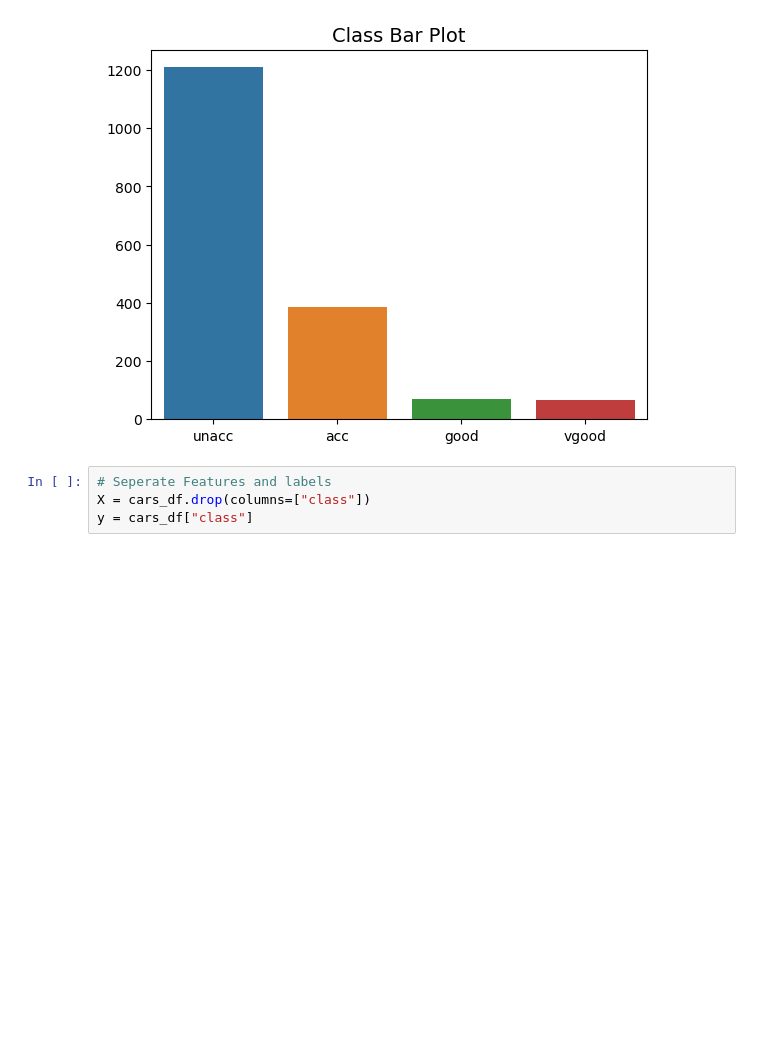
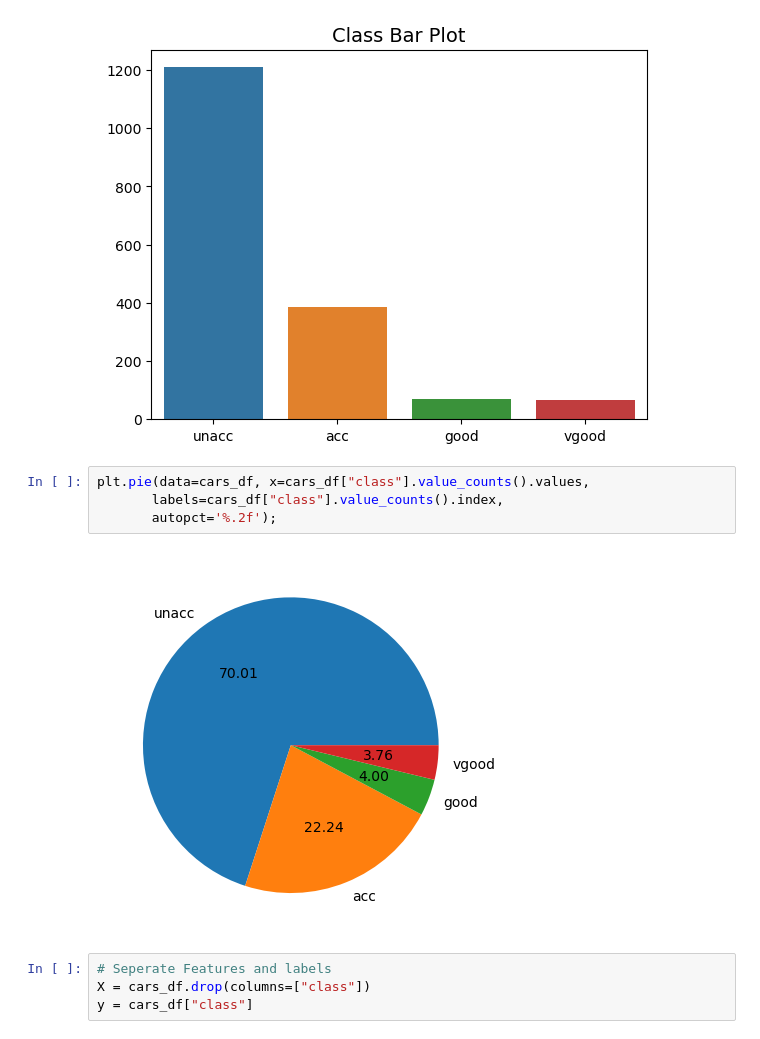
Before and after one commit to lawalsegun2025/car_acceptability_predictor, a Jupyter notebook: car_acceptibility_predictor.ipynb, the cells around one changed output. Drawn from its saved outputs; the diff is of its cells as text; blank space fills up the shorter version.

```diff
--- a/car_acceptibility_predictor.ipynb
+++ b/car_acceptibility_predictor.ipynb
@@ -154,6 +154,12 @@ for col in cars_df.columns:
 [figure]
 [figure]
 [figure]
+# %%
+plt.pie(data=cars_df, x=cars_df["class"].value_counts().values,
+       labels=cars_df["class"].value_counts().index,
+       autopct='%.2f');
+# %% [output]
+[figure, added]
 # %%
 # Seperate Features and labels
 X = cars_df.drop(columns=["class"])
```
Also changed, not shown: parts of 30 cells of this notebook, 1 other file.
